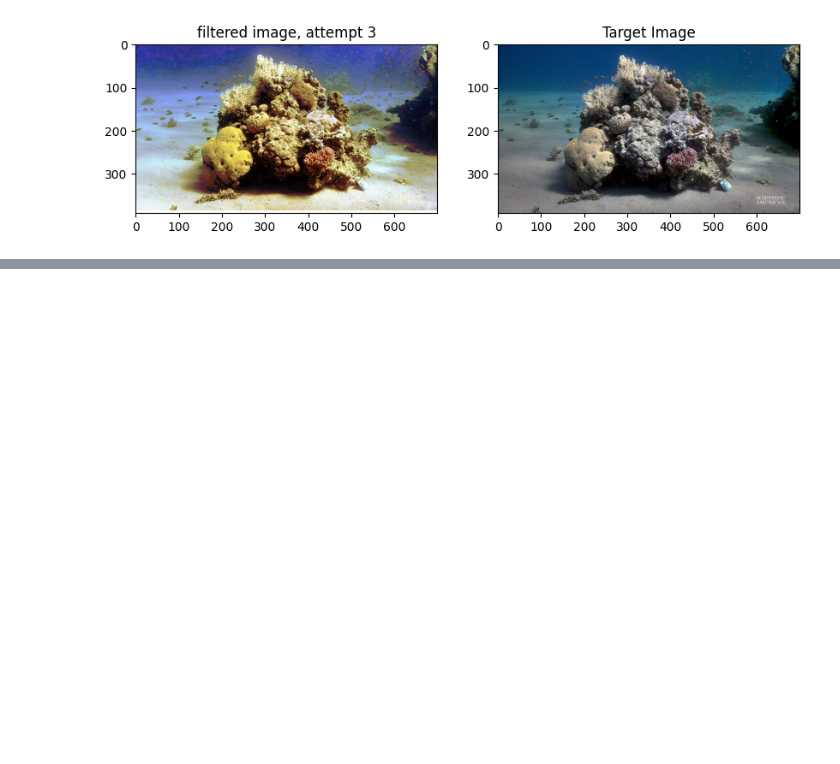
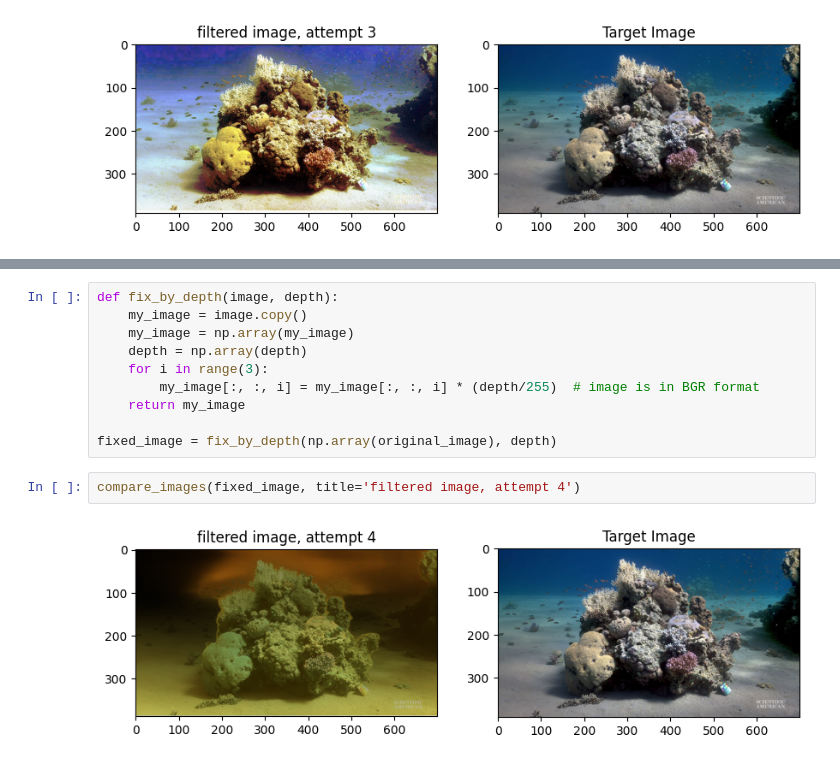
Before and after one commit to nadavo11/divepass_image_processing, a Jupyter notebook: divepass research.ipynb, the cells around one changed output, grey strips where cells are left out. Saved outputs shown, nothing was run; the diff lists cells and outputs as text; blank space fills up the shorter version.

```diff
--- a/divepass research.ipynb
+++ b/divepass research.ipynb
@@ -131,0 +201,14 @@ compare_images(fixed_image, title='filtered image, attempt 3')
+# %%
+def fix_by_depth(image, depth):
+    my_image = image.copy()
+    my_image = np.array(my_image)
+    depth = np.array(depth)
+    for i in range(3):
+        my_image[:, :, i] = my_image[:, :, i] * (depth/255)  # image is in BGR format
+    return my_image
+
+fixed_image = fix_by_depth(np.array(original_image), depth)
+# %%
+compare_images(fixed_image, title='filtered image, attempt 4')
+# %% [output]
+[figure, added]
```
Also changed, not shown: parts of 8 cells of this notebook.
